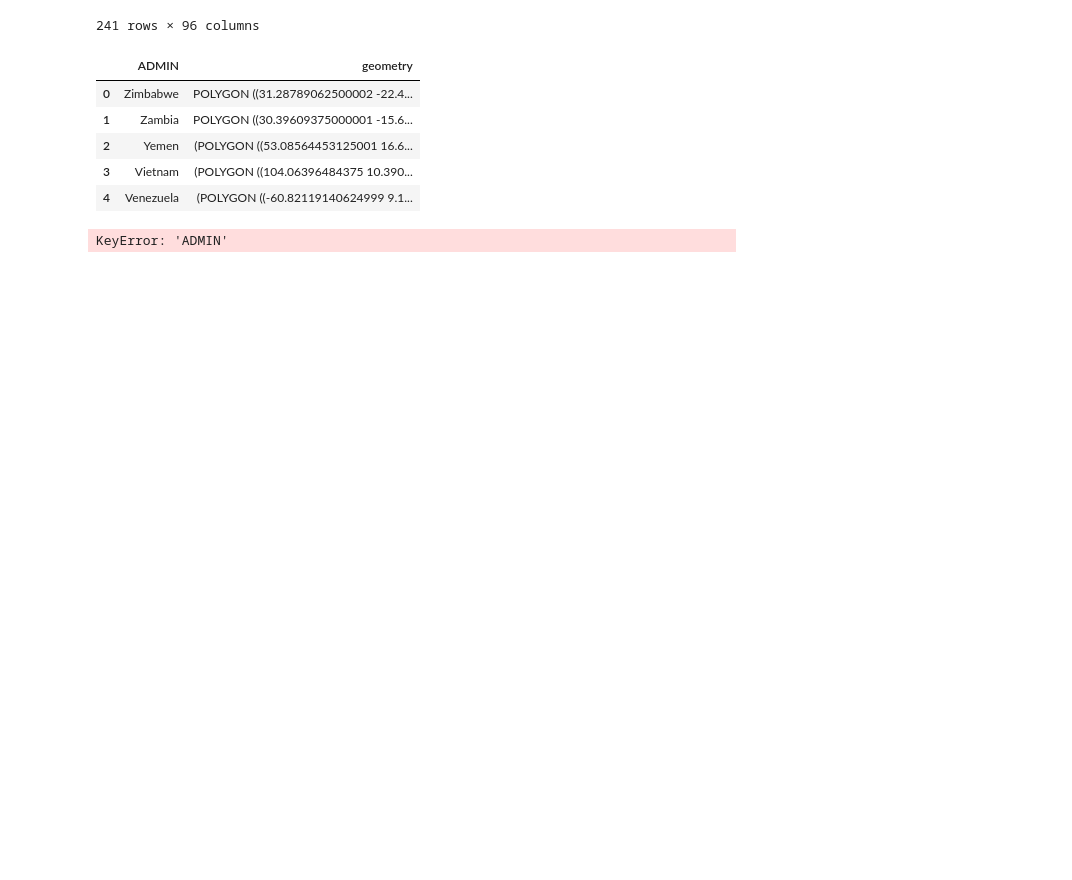
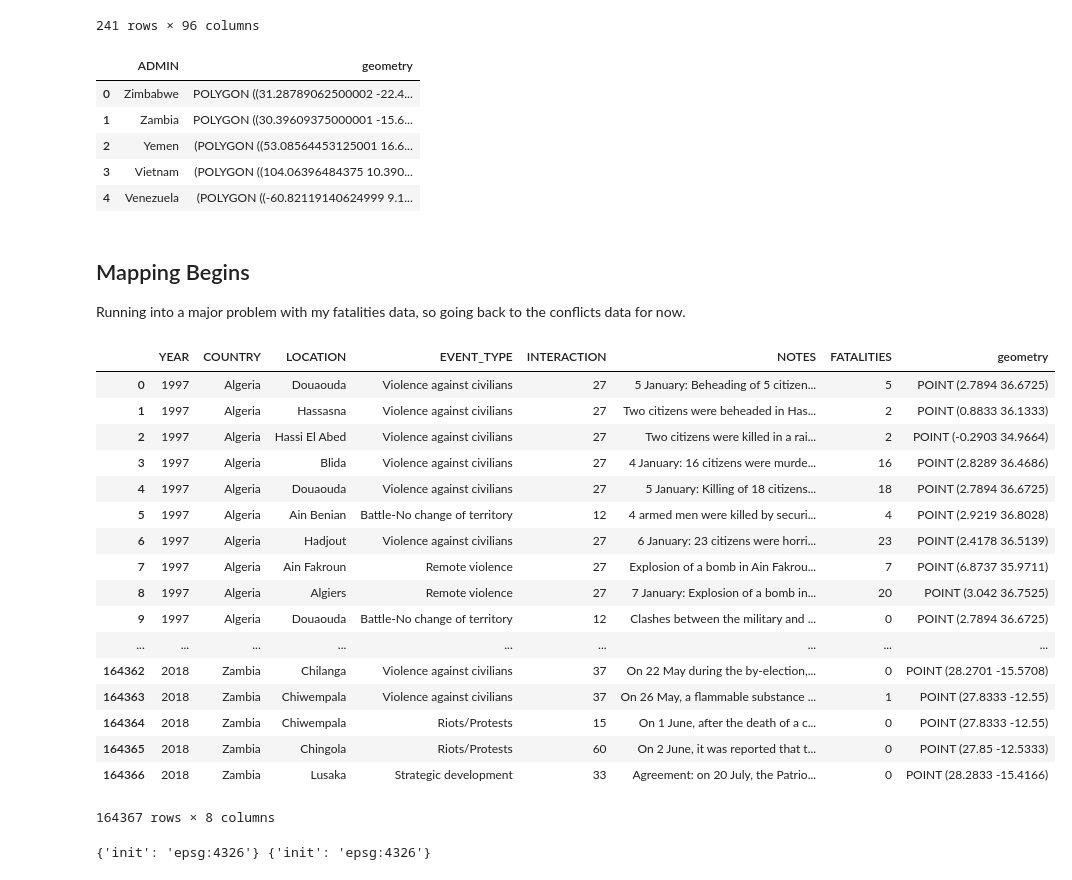
Before and after one commit to stinewoodward/map674-module-07, a Jupyter notebook: geopandas-exercises.ipynb, the cells around one changed output. Saved outputs shown, nothing was run; the diff lists cells and outputs as text; code cells hidden in the pictures; blank space fills up the shorter version.

```diff
--- a/geopandas-exercises.ipynb
+++ b/geopandas-exercises.ipynb
@@ -95,11 +106,35 @@ countries_geom.head()
 # %%
 # merge dataframes together using 'ADMIN' as the key
 # inner joins means geoms for non-africa countries are not included
-merged = countries_geom.merge(fatalities, on='ADMIN', how='inner')
-merged.head()
+#merged = countries_geom.merge(fatalities, on='ADMIN', how='inner')
+#merged.head()
 
 
 # didn't work, because name of column in both sets needs to be the same
 # change one and try again later
-# %% [output]
-KeyError: 'ADMIN'
+# %% [markdown]
+## Mapping Begins
+
+Running into a major problem with my fatalities data, so going back to the conflicts data for now.
+# %%
+# look at it again to remind myself what's in it
+conflicts_geo
+# %% [output]
+|  | YEAR | COUNTRY | LOCATION | EVENT_TYPE | INTERACTION | NOTES | FATALITIES | geometry |
+| 0 | 1997 | Algeria | Douaouda | Violence against civilians | 27 | 5 January: Beheading of 5 citizen... | 5 | POINT (2.7894 36.6725) |
+| 1 | 1997 | Algeria | Hassasna | Violence against civilians | 27 | Two citizens were beheaded in Has... | 2 | POINT (0.8833 36.1333) |
+| 2 | 1997 | Algeria | Hassi El Abed | Violence against civilians | 27 | Two citizens were killed in a rai... | 2 | POINT (-0.2903 34.9664) |
+| 3 | 1997 | Algeria | Blida | Violence against civilians | 27 | 4 January: 16 citizens were murde... | 16 | POINT (2.8289 36.4686) |
+| 4 | 1997 | Algeria | Douaouda | Violence against civilians | 27 | 5 January: Killing of 18 citizens... | 18 | POINT (2.7894 36.6725) |
+| 5 | 1997 | Algeria | Ain Benian | Battle-No change of territory | 12 | 4 armed men were killed by securi... | 4 | POINT (2.9219 36.8028) |
+| 6 | 1997 | Algeria | Hadjout | Violence against civilians | 27 | 6 January: 23 citizens were horri... | 23 | POINT (2.4178 36.5139) |
+| 7 | 1997 | Algeria | Ain Fakroun | Remote violence | 27 | Explosion of a bomb in Ain Fakrou... | 7 | POINT (6.8737 35.9711) |
+| 8 | 1997 | Algeria | Algiers | Remote violence | 27 | 7 January: Explosion of a bomb in... | 20 | POINT (3.042 36.7525) |
+| 9 | 1997 | Algeria | Douaouda | Battle-No change of territory | 12 | Clashes between the military and ... | 0 | POINT (2.7894 36.6725) |
+| ... | ... | ... | ... | ... | ... | ... | ... | ... |
+| 164362 | 2018 | Zambia | Chilanga | Violence against civilians | 37 | On 22 May during the by-election,... | 0 | POINT (28.2701 -15.5708) |
+| 164363 | 2018 | Zambia | Chiwempala | Violence against civilians | 37 | On 26 May, a flammable substance ... | 1 | POINT (27.8333 -12.55) |
+| 164364 | 2018 | Zambia | Chiwempala | Riots/Protests | 15 | On 1 June, after the death of a c... | 0 | POINT (27.8333 -12.55) |
+| 164365 | 2018 | Zambia | Chingola | Riots/Protests | 60 | On 2 June, it was reported that t... | 0 | POINT (27.85 -12.5333) |
+| 164366 | 2018 | Zambia | Lusaka | Strategic development | 33 | Agreement: on 20 July, the Patrio... | 0 | POINT (28.2833 -15.4166) |
+164367 rows × 8 columns
@@ -105,0 +144,7 @@ KeyError: 'ADMIN'
+# %%
+# check current crs's of data
+print(conflicts_geo.crs, africa_countries.crs)
+
+# both are in WGS84
+# %% [output]
+{'init': 'epsg:4326'} {'init': 'epsg:4326'}
```
Also changed, not shown: parts of 8 cells of this notebook, 2 other files.
